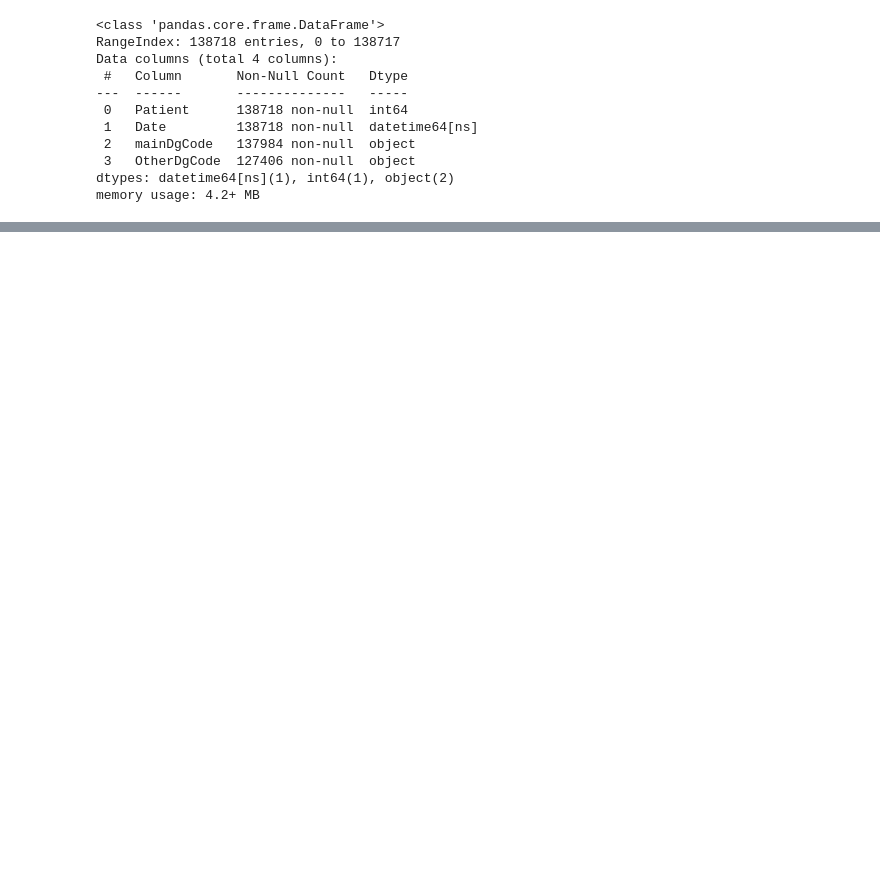
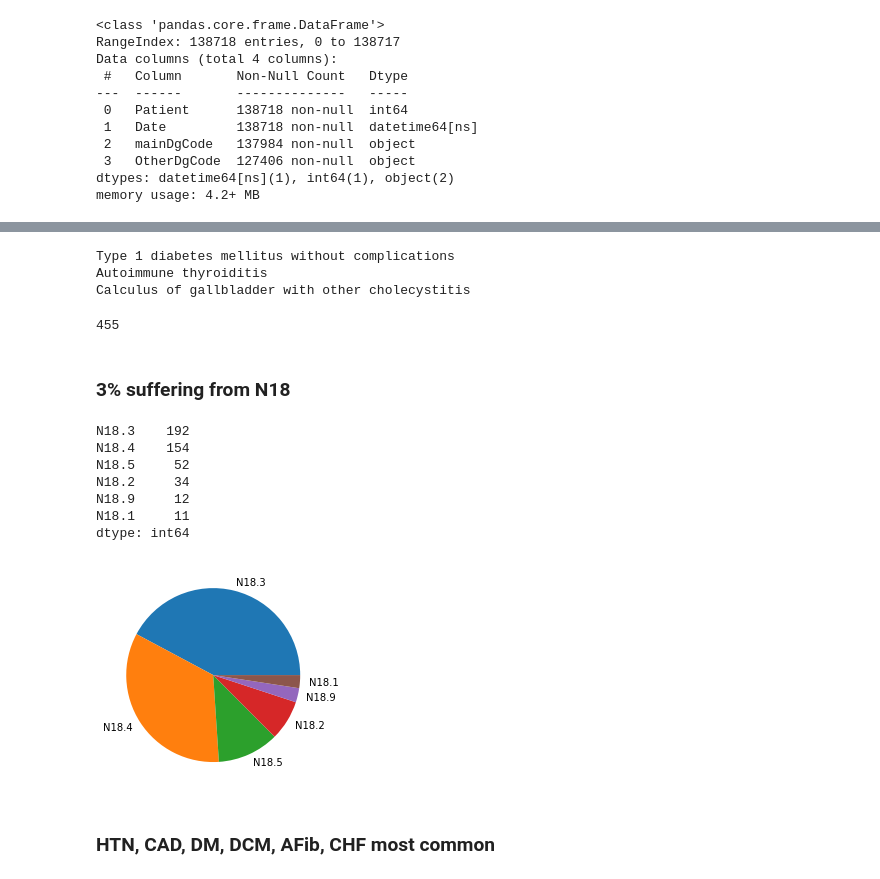
Before and after one commit to bsenst/LoopOfHenle, a Jupyter notebook: DataExploration.ipynb, the cells around one changed output, grey strips where cells are left out. Cells and saved outputs as stored; diff of their text form; code cells hidden in the pictures; blank space fills up the shorter version.

```diff
--- a/DataExploration.ipynb
+++ b/DataExploration.ipynb
@@ -31,5 +40,6 @@ memory usage: 860.8+ MB
 # %%
 dgs = pd.read_excel("Dg from report.xlsx")
+dgs['Date'] = pd.to_datetime(dgs['Date'], unit='d', origin='1899-12-30')
 dgs.info()
 # %% [output]
 <class 'pandas.core.frame.DataFrame'>
@@ -58,0 +108,38 @@ print(lab.Patient.unique()[:10])
+# %%
+icd = [str(i).split(":")[0] for i in dgs.mainDgCode]
+# listing the frequency of diseases
+dgs["icd"] = icd
+# %%
+dgs = dgs[["Patient", "Date", "icd"]]
+# %%
+for dg in dgs["icd"][dgs.Patient==8451].unique():
+  print(icd.get_description(dg))
+# One Patient with ID 8451 has Entries at four dates.
+# %% [output]
+Type 1 diabetes mellitus without complications
+Autoimmune thyroiditis
+Calculus of gallbladder with other cholecystitis
+# %%
+ckd = [ckd for ckd in dgs["icd"] if "N18" in ckd]
+len(ckd)
+# number of patients with chronic kidney disease as diagnosis
+# %% [output]
+455
+# %% [markdown]
+### 3% suffering from N18
+# %%
+# ckd = pd.Series(ckd).value_counts()
+print(ckd)
+plt.pie(ckd.values, labels=list(ckd.index))
+plt.show()
+# %% [output]
+N18.3    192
+N18.4    154
+N18.5     52
+N18.2     34
+N18.9     12
+N18.1     11
+dtype: int64
+[figure, added]
+# %% [markdown]
+### HTN, CAD, DM, DCM, AFib, CHF most common
```
Also changed, not shown: parts of 28 cells of this notebook.
